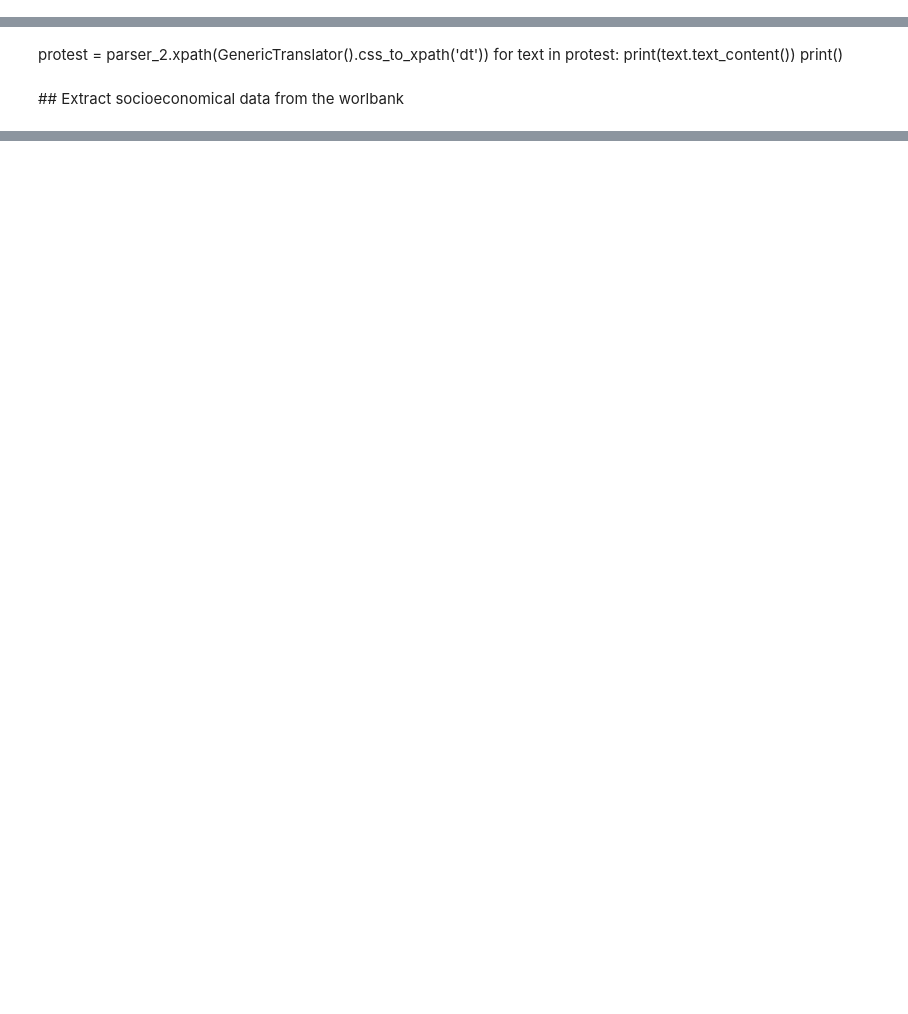
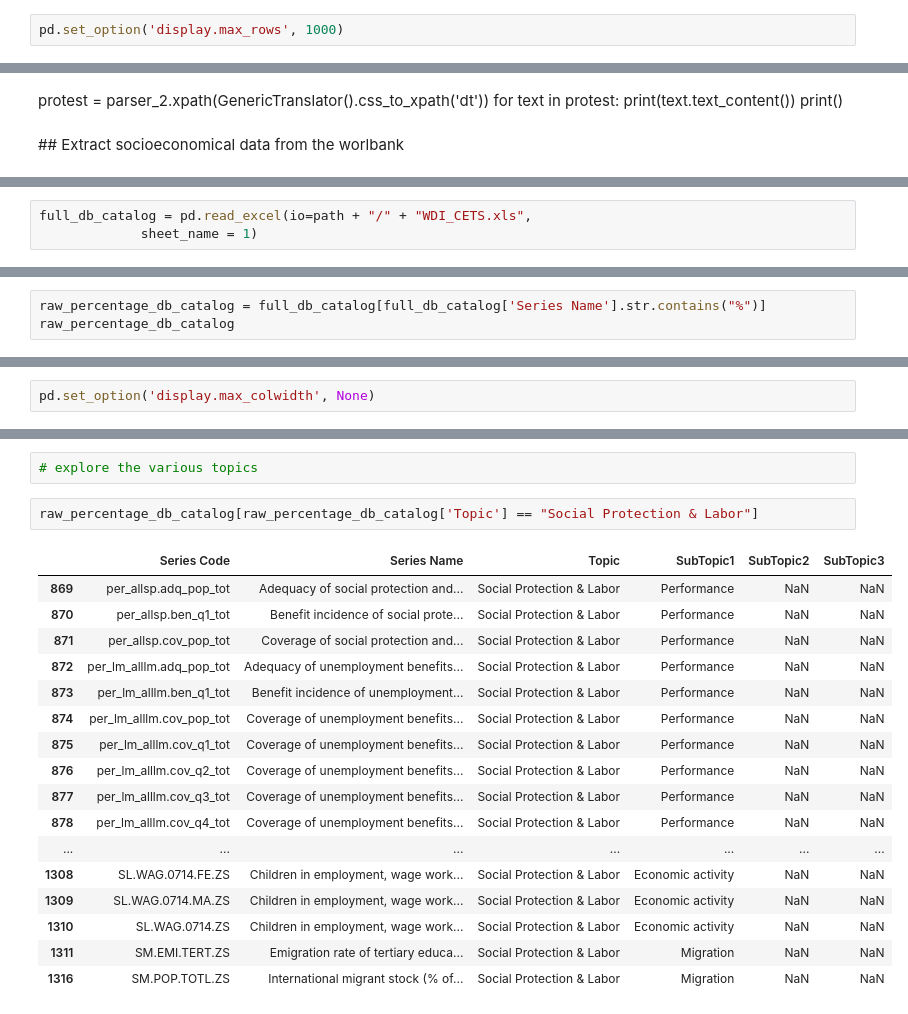
Before and after one commit to rjlopez2/ADS-_CAS_Bern_2020, a Jupyter notebook: Projects/M3/scrap_wikipedia_revo_list.ipynb, the cells around one changed output, grey strips where cells are left out. Saved outputs shown, nothing was run; the diff lists cells and outputs as text; blank space fills up the shorter version.

```diff
--- a/Projects/M3/scrap_wikipedia_revo_list.ipynb
+++ b/Projects/M3/scrap_wikipedia_revo_list.ipynb
@@ -10,0 +14,2 @@ import os
+# %%
+pd.set_option('display.max_rows', 1000)
@@ -147,0 +171,3 @@ my_df
+# %%
+full_db_catalog = pd.read_excel(io=path + "/" + "WDI_CETS.xls",
+             sheet_name = 1)
@@ -147,0 +193,3 @@ my_df
+# %%
+raw_percentage_db_catalog = full_db_catalog[full_db_catalog['Series Name'].str.contains("%")]
+raw_percentage_db_catalog
@@ -147,0 +210,2 @@ my_df
+# %%
+pd.set_option('display.max_colwidth', None)
@@ -147,0 +254,22 @@ my_df
+# %%
+# explore the various topics
+# %%
+raw_percentage_db_catalog[raw_percentage_db_catalog['Topic'] == "Social Protection & Labor"]
+# %% [output]
+|  | Series Code | Series Name | Topic | SubTopic1 | SubTopic2 | SubTopic3 |
+| 869 | per_allsp.adq_pop_tot | Adequacy of social protection and... | Social Protection & Labor | Performance | NaN | NaN |
+| 870 | per_allsp.ben_q1_tot | Benefit incidence of social prote... | Social Protection & Labor | Performance | NaN | NaN |
+| 871 | per_allsp.cov_pop_tot | Coverage of social protection and... | Social Protection & Labor | Performance | NaN | NaN |
+| 872 | per_lm_alllm.adq_pop_tot | Adequacy of unemployment benefits... | Social Protection & Labor | Performance | NaN | NaN |
+| 873 | per_lm_alllm.ben_q1_tot | Benefit incidence of unemployment... | Social Protection & Labor | Performance | NaN | NaN |
+| 874 | per_lm_alllm.cov_pop_tot | Coverage of unemployment benefits... | Social Protection & Labor | Performance | NaN | NaN |
+| 875 | per_lm_alllm.cov_q1_tot | Coverage of unemployment benefits... | Social Protection & Labor | Performance | NaN | NaN |
+| 876 | per_lm_alllm.cov_q2_tot | Coverage of unemployment benefits... | Social Protection & Labor | Performance | NaN | NaN |
+| 877 | per_lm_alllm.cov_q3_tot | Coverage of unemployment benefits... | Social Protection & Labor | Performance | NaN | NaN |
+| 878 | per_lm_alllm.cov_q4_tot | Coverage of unemployment benefits... | Social Protection & Labor | Performance | NaN | NaN |
+| ... | ... | ... | ... | ... | ... | ... |
+| 1308 | SL.WAG.0714.FE.ZS | Children in employment, wage work... | Social Protection & Labor | Economic activity | NaN | NaN |
+| 1309 | SL.WAG.0714.MA.ZS | Children in employment, wage work... | Social Protection & Labor | Economic activity | NaN | NaN |
+| 1310 | SL.WAG.0714.ZS | Children in employment, wage work... | Social Protection & Labor | Economic activity | NaN | NaN |
+| 1311 | SM.EMI.TERT.ZS | Emigration rate of tertiary educa... | Social Protection & Labor | Migration | NaN | NaN |
+| 1316 | SM.POP.TOTL.ZS | International migrant stock (% of... | Social Protection & Labor | Migration | NaN | NaN |
```
Also changed, not shown: parts of 32 cells of this notebook, 8 other files.
